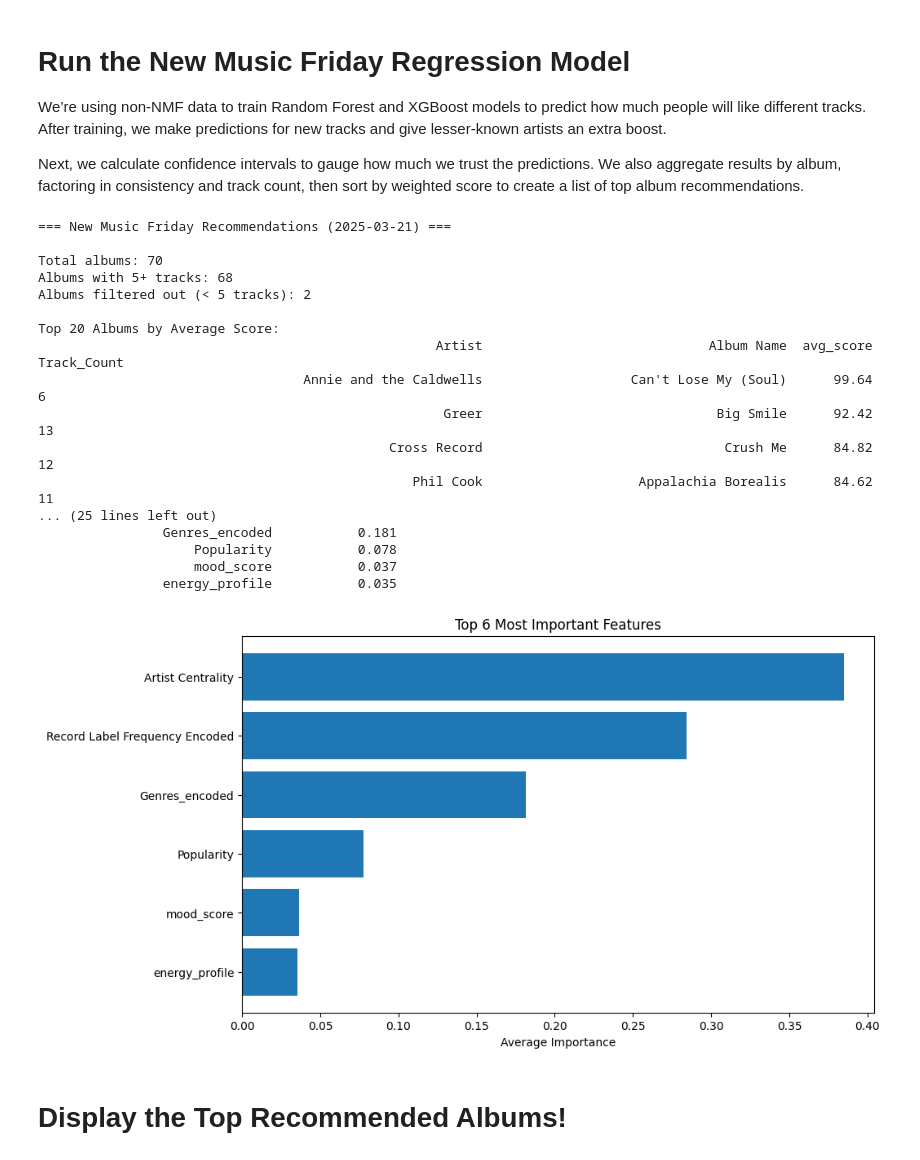
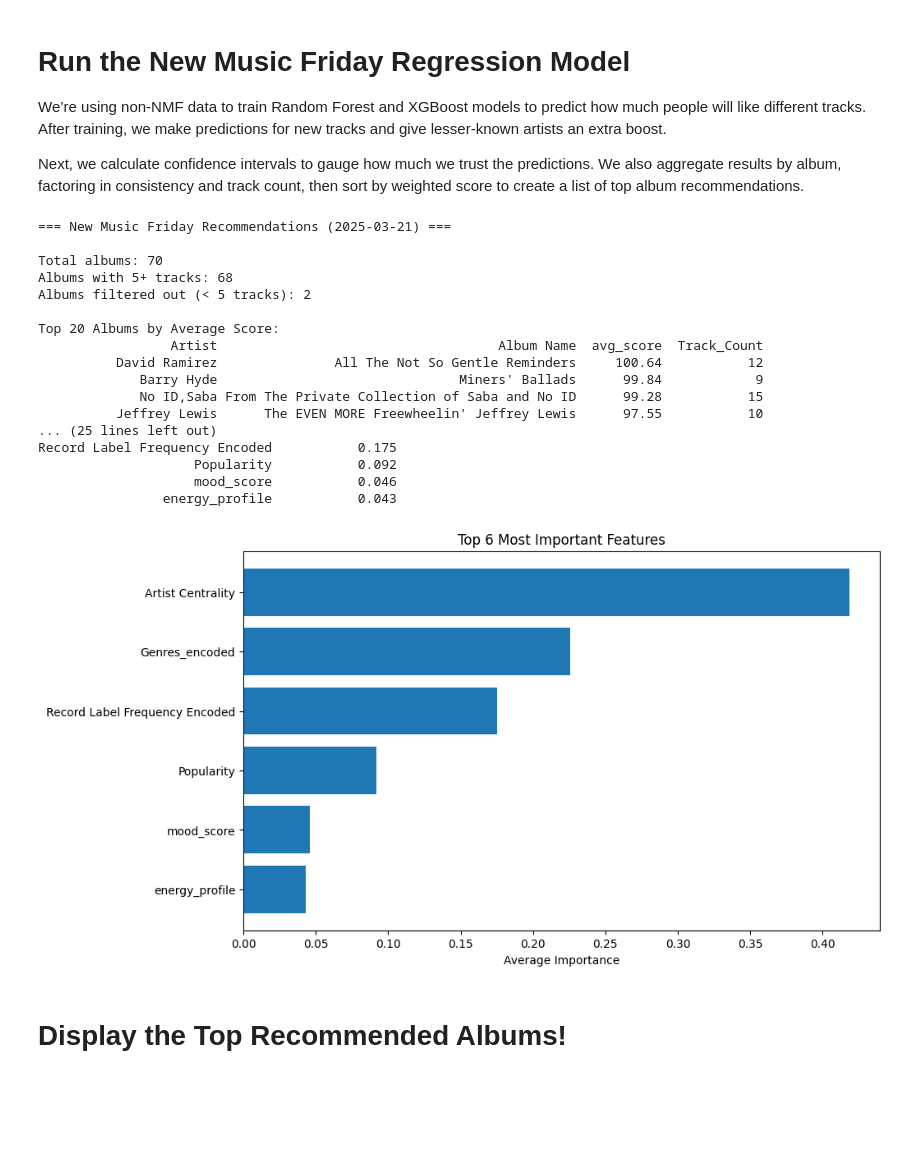
Before and after one commit to MikeStrusz/Music_Taste_Machine_Learning_Model, a Jupyter notebook: Music Taste Machine Learning Data Prep.ipynb, the cells around one changed output. Saved outputs shown, nothing was run; the diff lists cells and outputs as text; code cells hidden in the pictures; blank space fills up the shorter version.

Commit message:
Adjusted how unseen artists are scored

```diff
--- a/Music Taste Machine Learning Data Prep.ipynb
+++ b/Music Taste Machine Learning Data Prep.ipynb
@@ -752,7 +752,7 @@ freq_encoding = df_train_only['Record Label'].value_counts()
 
 # Get the mean frequency to use for unseen labels
 # This acts as a fallback for labels not present in the training data 🛠️
-mean_freq = freq_encoding.mean()
+mean_freq = freq_encoding.quantile(0.25)
 
 # Apply encoding to the training data
 df.loc[df['playlist_origin'].isin(['df_liked', 'df_fav_albums']), 'Record Label Frequency Encoded'] = (
@@ -1536,9 +1491,9 @@ xgb_predictions = xgb_model.predict(df_nmf_cleaned) * y_std + y_mean
 # Combine predictions (ensemble)
 final_predictions = (rf_predictions + xgb_predictions) / 2
 
-# MODIFIED SECTION - Apply artist boost
+# Keep track of unknown artists without applying boost
 df_nmf['is_unknown_artist'] = ~df_nmf['Artist Name(s)'].isin(known_artists)
-df_nmf['predicted_score'] = final_predictions + (df_nmf['is_unknown_artist'] * 1.5)
+df_nmf['predicted_score'] = final_predictions
 
 # Get prediction intervals
 def get_prediction_interval(X, model, percentile=95):
@@ -1685,43 +1640,43 @@ print(f"Albums filtered out (< 5 tracks): {albums_filtered_out}\n")
 # Display top 20 recommended albums with clean formatting
 print("Top 20 Albums by Average Score:")
 display_cols = ['Artist', 'Album Name', 'avg_score', 'Track_Count']
 print(album_recommendations[display_cols].head(20).round(2).to_string(index=False))
 
 # Print model performance metrics
 print("\n=== Model Performance ===")
 print(f"Random Forest CV Score: {rf_cv_scores.mean():.3f} (+/- {rf_cv_scores.std() * 2:.3f})")
 print(f"XGBoost CV Score: {xgb_cv_scores.mean():.3f} (+/- {xgb_cv_scores.std() * 2:.3f})")
 
 # Display feature importance
 print("\n=== Feature Importance ===")
 print(feature_importance[['feature', 'avg_importance']].round(3).to_string(index=False))
 
 # Visualization for feature importance
 plt.figure(figsize=(10, 6))
 plt.barh(feature_importance['feature'], feature_importance['avg_importance'])
 plt.xlabel('Average Importance')
 plt.title('Top 6 Most Important Features')
 plt.gca().invert_yaxis()  # Highest importance at the top
 plt.show()
 # %% [output]
 === New Music Friday Recommendations (2025-03-21) ===
 
 Total albums: 70
 Albums with 5+ tracks: 68
 Albums filtered out (< 5 tracks): 2
 
 Top 20 Albums by Average Score:
-                                                   Artist                             Album Name  avg_score  Track_Count
-                                  Annie and the Caldwells                   Can't Lose My (Soul)      99.64            6
-                                                    Greer                              Big Smile      92.42           13
-                                             Cross Record                               Crush Me      84.82           12
-                                                Phil Cook                    Appalachia Borealis      84.62           11
+                 Artist                                    Album Name  avg_score  Track_Count
+          David Ramirez               All The Not So Gentle Reminders     100.64           12
+             Barry Hyde                               Miners' Ballads      99.84            9
+             No ID,Saba From The Private Collection of Saba and No ID      99.28           15
+          Jeffrey Lewis      The EVEN MORE Freewheelin' Jeffrey Lewis      97.55           10
 ... (25 lines left out)
-                Genres_encoded           0.181
-                    Popularity           0.078
-                    mood_score           0.037
-                energy_profile           0.035
+Record Label Frequency Encoded           0.175
+                    Popularity           0.092
+                    mood_score           0.046
+                energy_profile           0.043
-[figure, old version]
+[figure, new version]
 # %% [markdown]
 # Display the Top Recommended Albums!
 # %%
```
Also changed, not shown: parts of 8 cells of this notebook, 7 other files.
